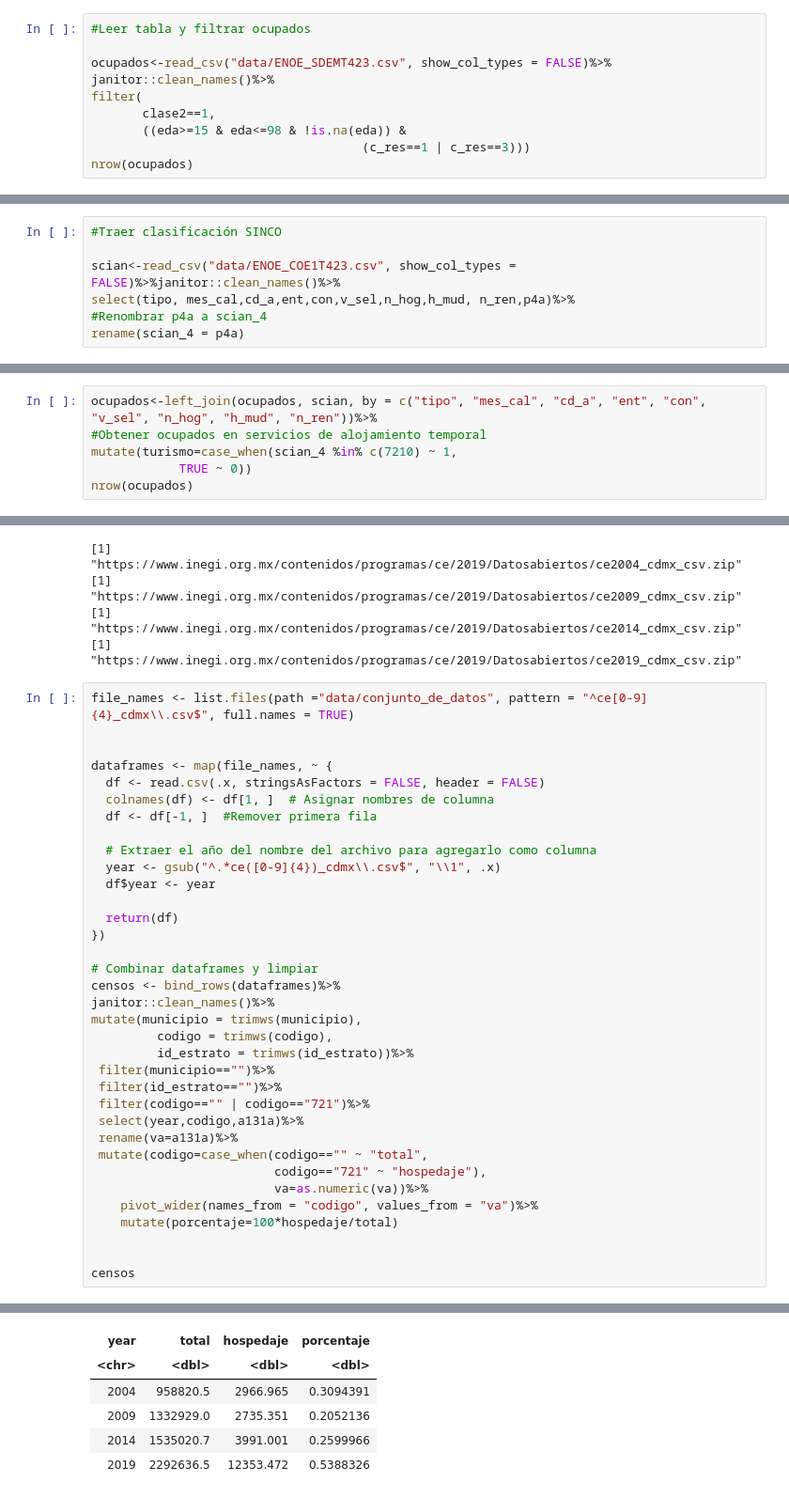
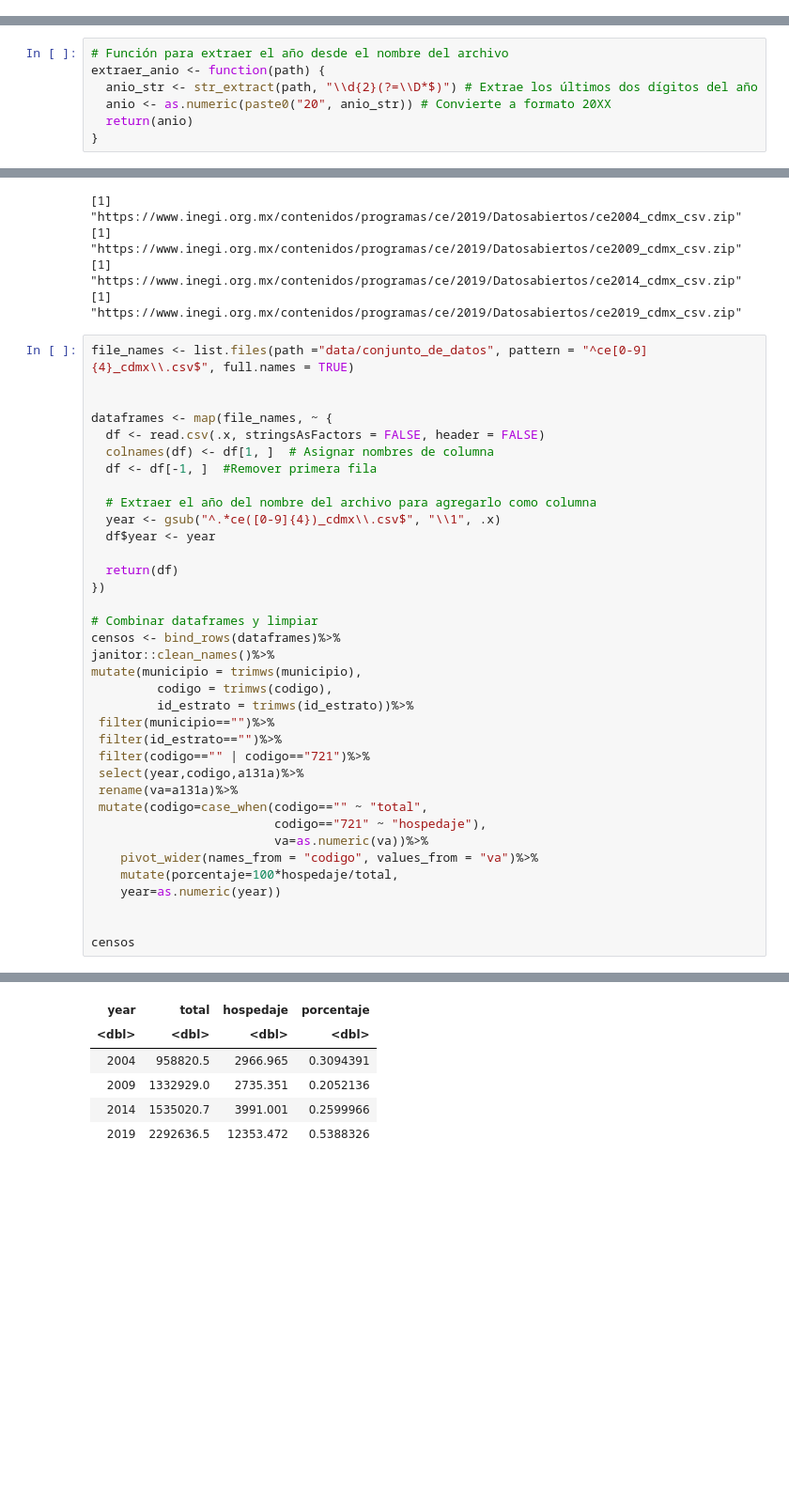
Before and after one commit to cpyp-ipdp/pgd_cdmx, a Jupyter notebook: indicadores/turismo/indicadores_turismo_pgd.ipynb, the cells around one changed output, grey strips where cells are left out. Shown: that part at 94% size. Cells and saved outputs as stored; diff of their text form; blank space fills up the shorter version.

Commit message:
Turismo con metas

```diff
--- a/indicadores/turismo/indicadores_turismo_pgd.ipynb
+++ b/indicadores/turismo/indicadores_turismo_pgd.ipynb
@@ -421,10 +411,0 @@ unzip(destfile, exdir = "data")
-# %%
-#Leer tabla y filtrar ocupados
-
-ocupados<-read_csv("data/ENOE_SDEMT423.csv", show_col_types = FALSE)%>%
-janitor::clean_names()%>%
-filter(
-       clase2==1,
-       ((eda>=15 & eda<=98 & !is.na(eda)) &
-                                     (c_res==1 | c_res==3)))
-nrow(ocupados)
@@ -438,7 +411,0 @@ e.g.:
-# %%
-#Traer clasificación SINCO
-
-scian<-read_csv("data/ENOE_COE1T423.csv", show_col_types = FALSE)%>%janitor::clean_names()%>%
-select(tipo, mes_cal,cd_a,ent,con,v_sel,n_hog,h_mud, n_ren,p4a)%>%
-#Renombrar p4a a scian_4
-rename(scian_4 = p4a)
@@ -451,6 +411,0 @@ e.g.:
-# %%
-ocupados<-left_join(ocupados, scian, by = c("tipo", "mes_cal", "cd_a", "ent", "con", "v_sel", "n_hog", "h_mud", "n_ren"))%>%
-#Obtener ocupados en servicios de alojamiento temporal
-mutate(turismo=case_when(scian_4 %in% c(7210) ~ 1,
-            TRUE ~ 0))
-nrow(ocupados)
@@ -563,0 +494,7 @@ A tabyl: 3 × 5
+# %%
+# Función para extraer el año desde el nombre del archivo
+extraer_anio <- function(path) {
+  anio_str <- str_extract(path, "\\d{2}(?=\\D*$)") # Extrae los últimos dos dígitos del año
+  anio <- as.numeric(paste0("20", anio_str)) # Convierte a formato 20XX
+  return(anio)
+}
@@ -605,35 +801,36 @@ dataframes <- map(file_names, ~ {
   df <- df[-1, ]  #Remover primera fila
 
   # Extraer el año del nombre del archivo para agregarlo como columna
   year <- gsub("^.*ce([0-9]{4})_cdmx\\.csv$", "\\1", .x)
   df$year <- year
 
   return(df)
 })
 
 # Combinar dataframes y limpiar
 censos <- bind_rows(dataframes)%>%
 janitor::clean_names()%>%
 mutate(municipio = trimws(municipio),
          codigo = trimws(codigo),
          id_estrato = trimws(id_estrato))%>%
  filter(municipio=="")%>%
  filter(id_estrato=="")%>%
  filter(codigo=="" | codigo=="721")%>%
  select(year,codigo,a131a)%>%
  rename(va=a131a)%>%
  mutate(codigo=case_when(codigo=="" ~ "total",
                          codigo=="721" ~ "hospedaje"),
                          va=as.numeric(va))%>%
     pivot_wider(names_from = "codigo", values_from = "va")%>%
-    mutate(porcentaje=100*hospedaje/total)
+    mutate(porcentaje=100*hospedaje/total,
+    year=as.numeric(year))
 
 
 censos
 # %% [output]
 A tibble: 4 × 4
 | year | total | hospedaje | porcentaje |
-| <chr> | <dbl> | <dbl> | <dbl> |
+| <dbl> | <dbl> | <dbl> | <dbl> |
 | 2004 | 958820.5 | 2966.965 | 0.3094391 |
 | 2009 | 1332929.0 | 2735.351 | 0.2052136 |
 | 2014 | 1535020.7 | 3991.001 | 0.2599966 |
```
Also changed, not shown: parts of 25 cells of this notebook.
